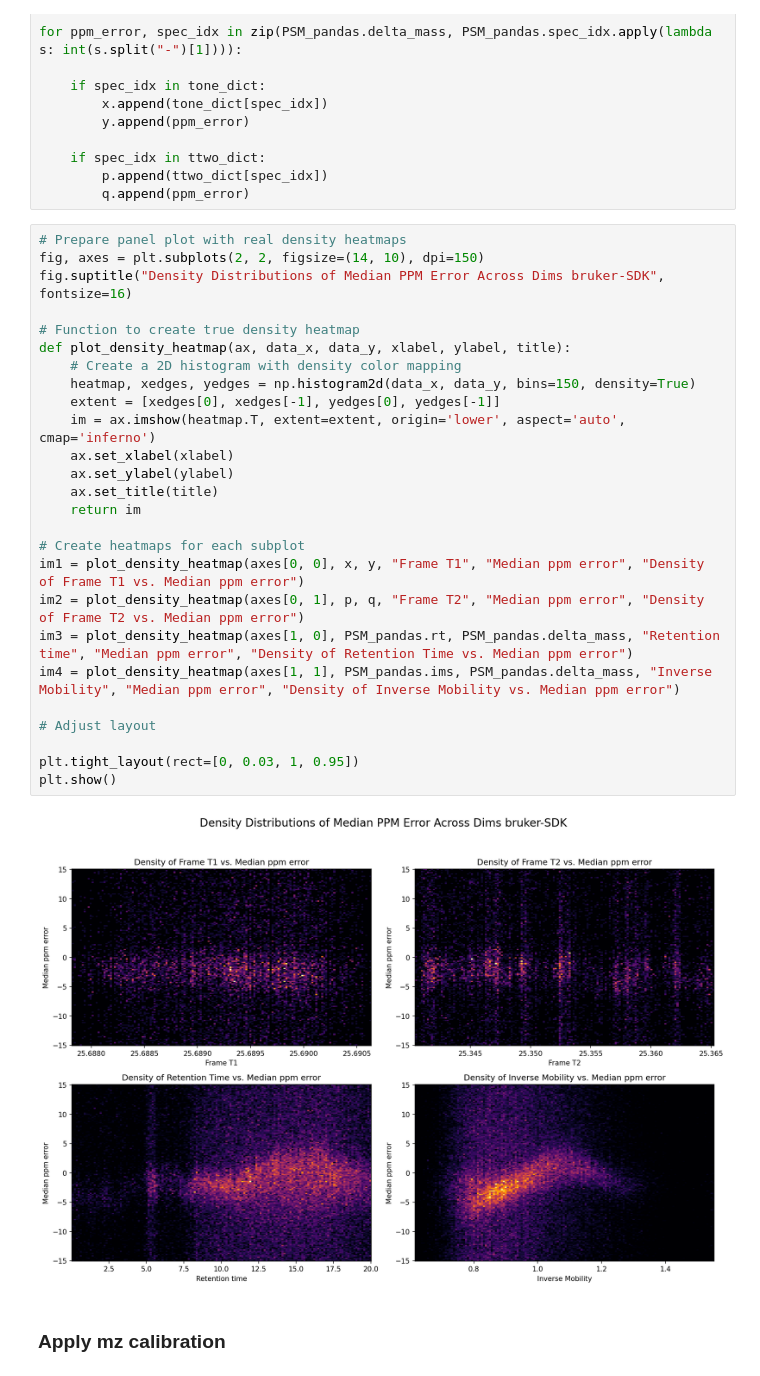
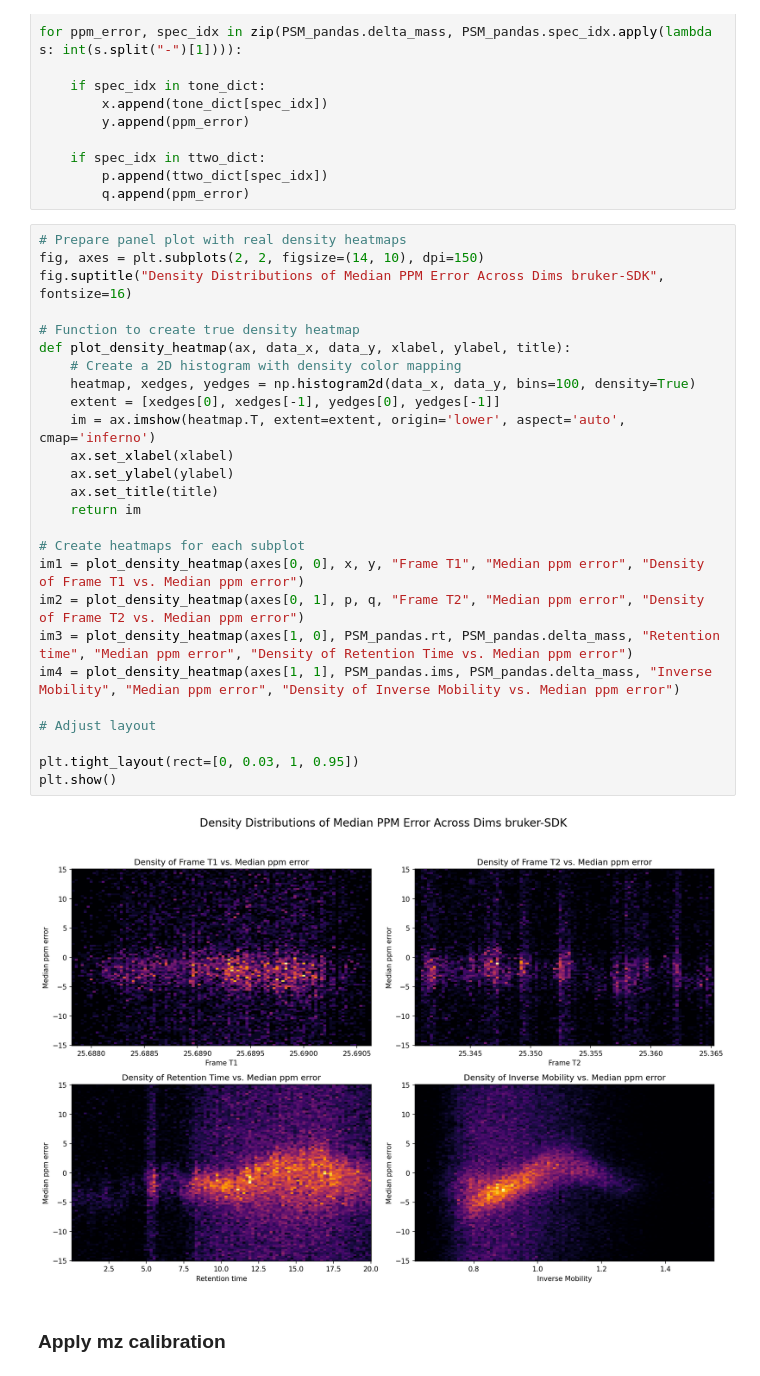
Before and after one commit to theGreatHerrLebert/rustims, a Jupyter notebook: imspy/examples/imspy_dda.ipynb, the cells around one changed output. Drawn from its saved outputs; the diff is of its cells as text.

```diff
--- a/imspy/examples/imspy_dda.ipynb
+++ b/imspy/examples/imspy_dda.ipynb
@@ -249,31 +232,31 @@ for ppm_error, spec_idx in zip(PSM_pandas.delta_mass, PSM_pandas.spec_idx.apply(
 # %%
 # Prepare panel plot with real density heatmaps
 fig, axes = plt.subplots(2, 2, figsize=(14, 10), dpi=150)
 fig.suptitle("Density Distributions of Median PPM Error Across Dims bruker-SDK", fontsize=16)
 
 # Function to create true density heatmap
 def plot_density_heatmap(ax, data_x, data_y, xlabel, ylabel, title):
     # Create a 2D histogram with density color mapping
-    heatmap, xedges, yedges = np.histogram2d(data_x, data_y, bins=150, density=True)
+    heatmap, xedges, yedges = np.histogram2d(data_x, data_y, bins=100, density=True)
     extent = [xedges[0], xedges[-1], yedges[0], yedges[-1]]
     im = ax.imshow(heatmap.T, extent=extent, origin='lower', aspect='auto', cmap='inferno')
     ax.set_xlabel(xlabel)
     ax.set_ylabel(ylabel)
     ax.set_title(title)
     return im
 
 # Create heatmaps for each subplot
 im1 = plot_density_heatmap(axes[0, 0], x, y, "Frame T1", "Median ppm error", "Density of Frame T1 vs. Median ppm error")
 im2 = plot_density_heatmap(axes[0, 1], p, q, "Frame T2", "Median ppm error", "Density of Frame T2 vs. Median ppm error")
 im3 = plot_density_heatmap(axes[1, 0], PSM_pandas.rt, PSM_pandas.delta_mass, "Retention time", "Median ppm error", "Density of Retention Time vs. Median ppm error")
 im4 = plot_density_heatmap(axes[1, 1], PSM_pandas.ims, PSM_pandas.delta_mass, "Inverse Mobility", "Median ppm error", "Density of Inverse Mobility vs. Median ppm error")
 
 # Adjust layout
 
 plt.tight_layout(rect=[0, 0.03, 1, 0.95])
 plt.show()
 # %% [output]
-[figure, old version]
+[figure, new version]
 # %% [markdown]
 ### Apply mz calibration
 # %%
```
Also changed, not shown: parts of 8 cells of this notebook.
